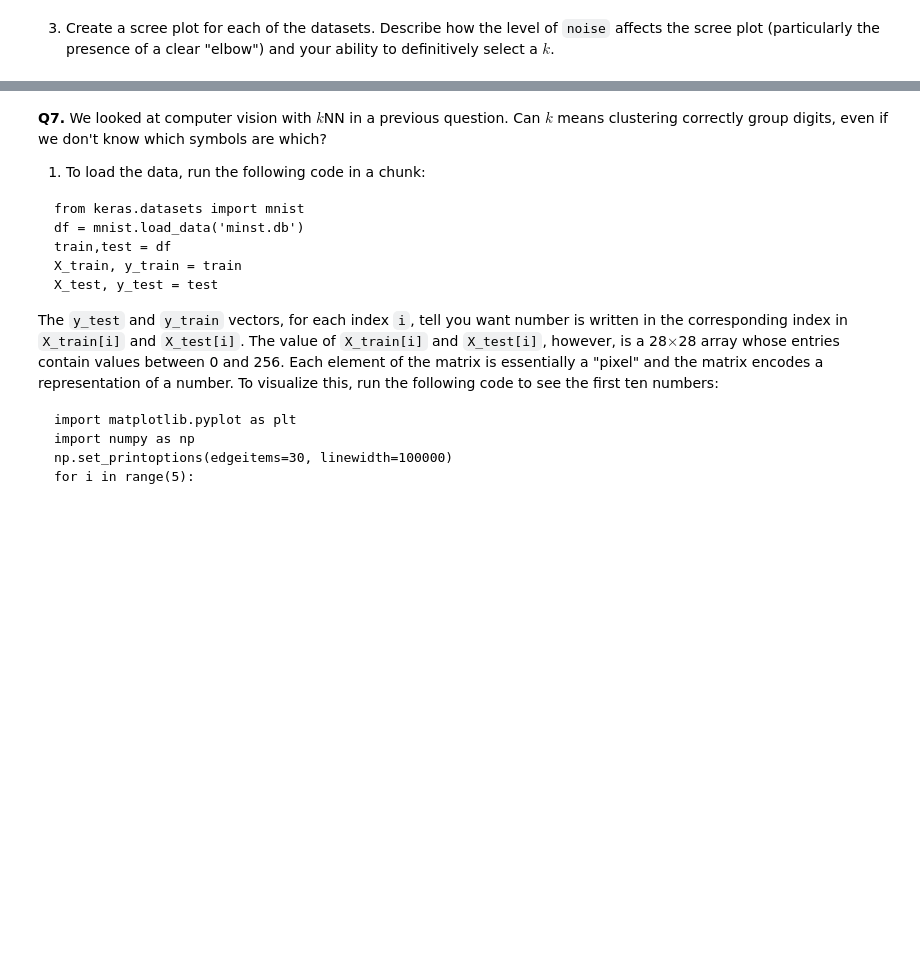
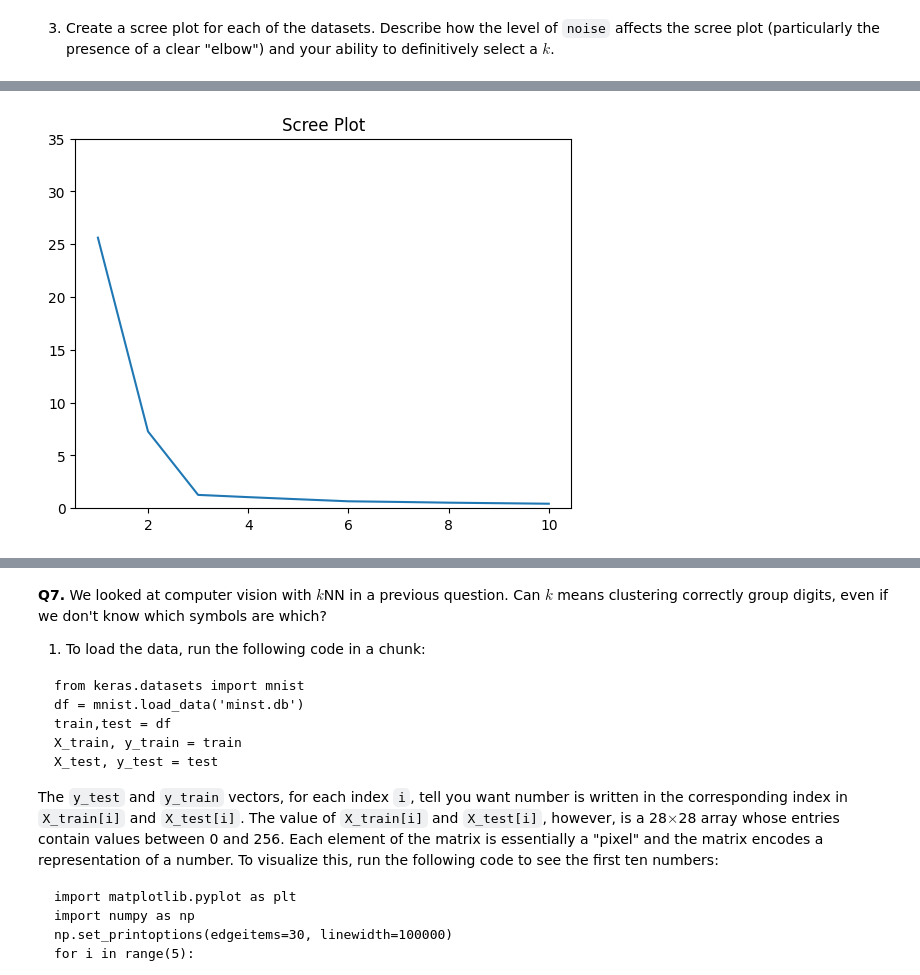
Before and after one commit to gdgurrola/assignment3, a Jupyter notebook: assignment_knn_and_kmc.ipynb, the cells around one changed output, grey strips where cells are left out. Cells and saved outputs as stored; diff of their text form; code cells hidden in the pictures; blank space fills up the shorter version.

```diff
--- a/assignment_knn_and_kmc.ipynb
+++ b/assignment_knn_and_kmc.ipynb
@@ -297,0 +314,4 @@ from sklearn.cluster import KMeans
+# %%
+scree(data=df0_25)
+# %% [output]
+[figure, added]
```
Also changed, not shown: parts of 9 cells of this notebook.
